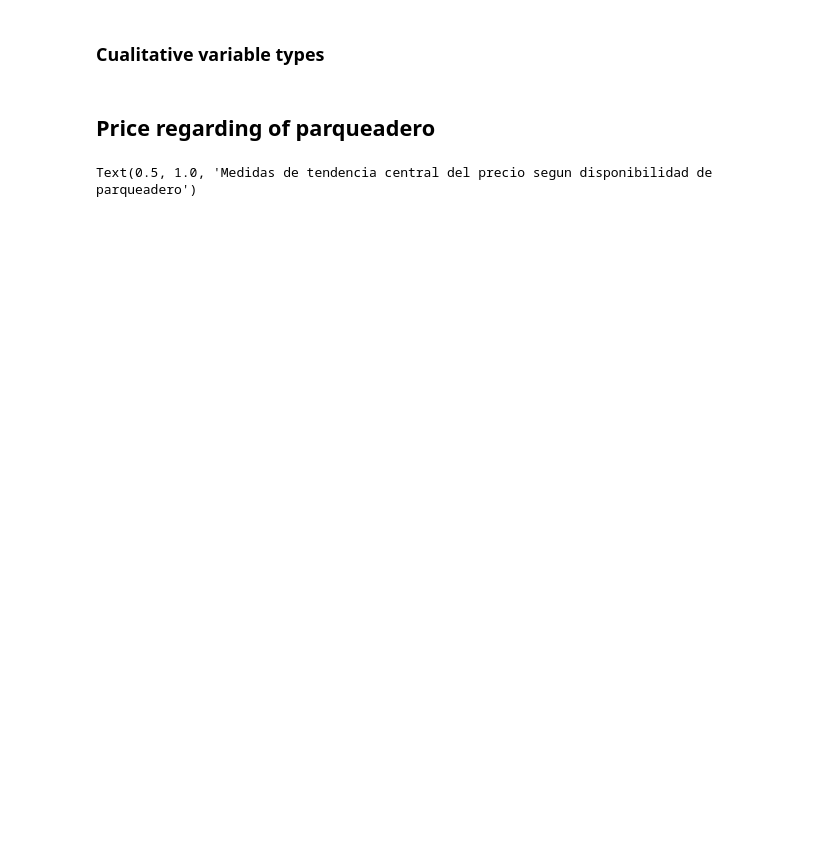
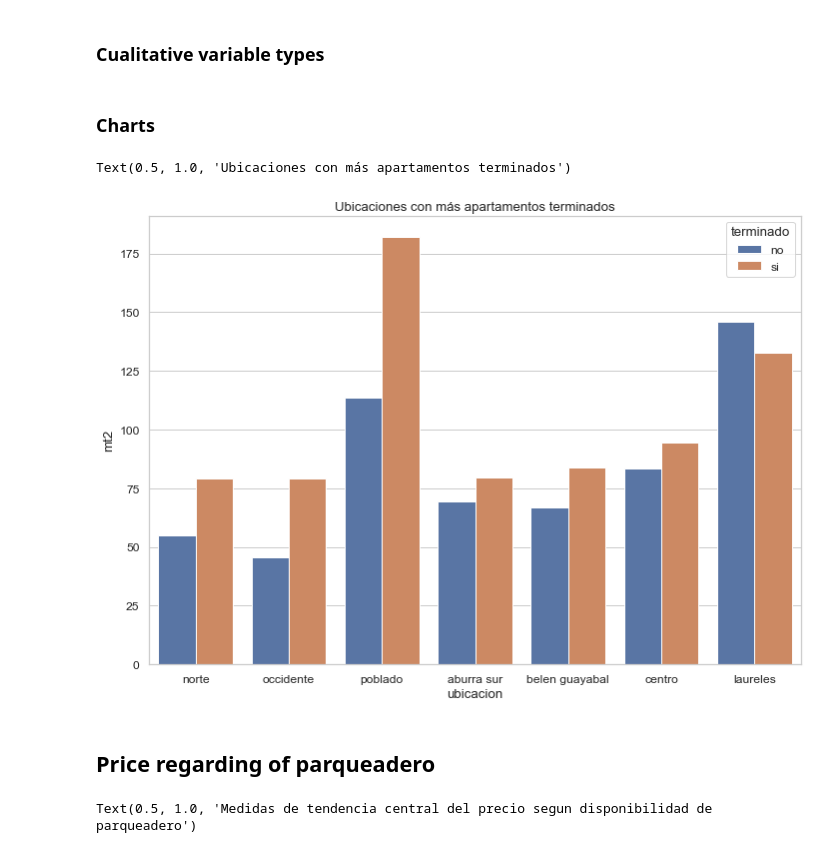
Before and after one commit to StanDoge/PYE-lab-1, a Jupyter notebook: main.ipynb, the cells around one changed output. Saved outputs shown, nothing was run; the diff lists cells and outputs as text; code cells hidden in the pictures; blank space fills up the shorter version.

```diff
--- a/main.ipynb
+++ b/main.ipynb
@@ -103,6 +128,16 @@ get_acum(frec_ubicacion,2)
 # %%
 # var_columna = df['nombre de la columna/variable de mi interes']
 #variables_categoricas_disponibles = ['ubicacion','balcon','parqueadero','terminado']
+# %% [markdown]
+### Charts
+# %%
+# sb.barplot(x='precio',y='ubicacion',data=df,ci=None).set_title("Precios de los departamentos según su ubicación ")
+# sb.barplot(x='balcon',y='precio',data=df,ci=None).set_title("Precios de apartamento según si tienen balcón o no.")
+# sb.barplot(x='parqueadero',y='precio',data=df,ci=None).set_title("Precios de apartamento según si tiene lugar de parqueo")
+sb.barplot(x='ubicacion',y='mt2',hue='terminado',data=df,ci=None).set_title("Ubicaciones con más apartamentos terminados")
+# %% [output]
+Text(0.5, 1.0, 'Ubicaciones con más apartamentos terminados')
+[figure, added]
 # %% [markdown]
 ## Price regarding of parqueadero
 # %%
```
Also changed, not shown: parts of 7 cells of this notebook.
